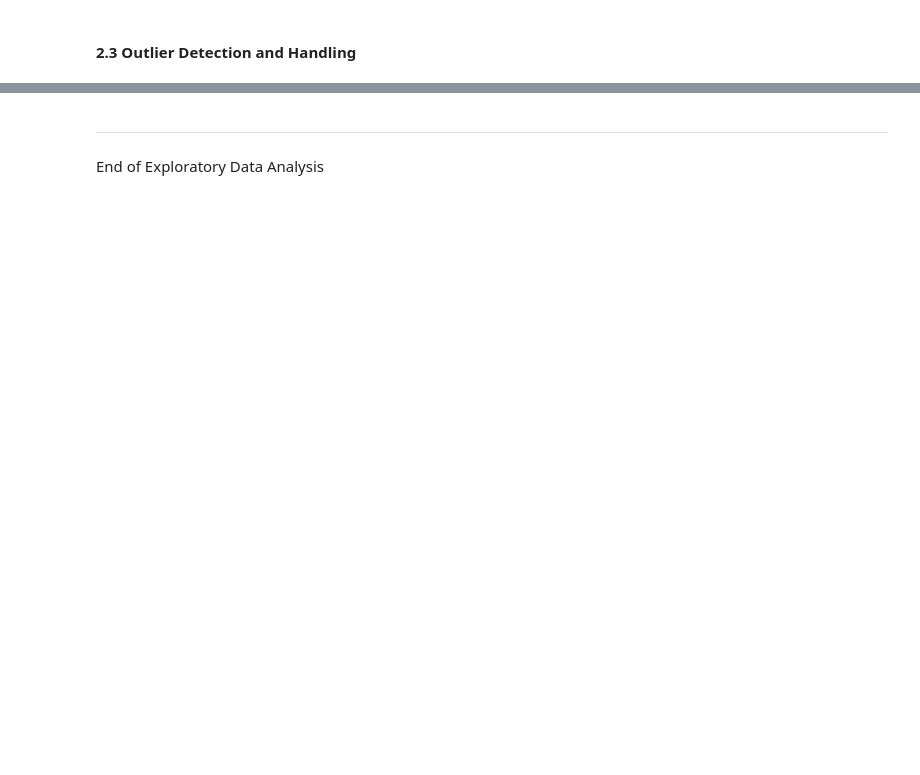
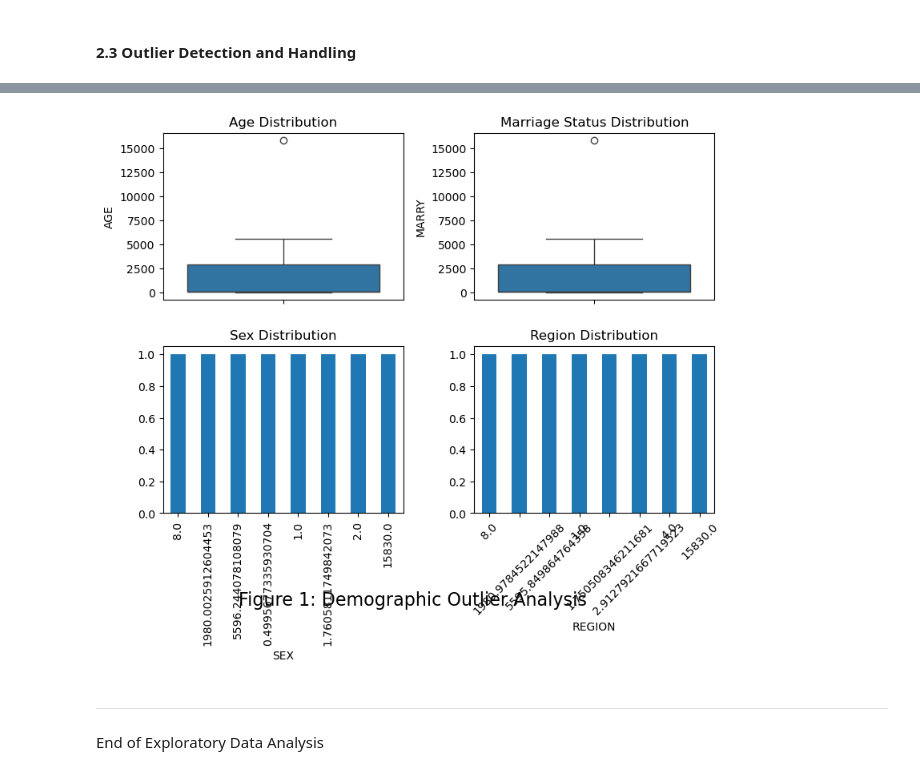
Before and after one commit to gracejiang0929/FA24_DSC180A_Repo, a Jupyter notebook: pt3-bias-mitigation.ipynb, the cells around one changed output, grey strips where cells are left out. Drawn from its saved outputs; the diff is of its cells as text; code cells hidden in the pictures; blank space fills up the shorter version.

```diff
--- a/pt3-bias-mitigation.ipynb
+++ b/pt3-bias-mitigation.ipynb
@@ -396,5 +508,63 @@ Index(['REGION', 'AGE', 'SEX', 'RACE', 'MARRY', 'FTSTU', 'ACTDTY', 'HONRDC',
 # %%
-null_counts_19 = df_panel_19_reduced.isnull().sum()
-null_counts_20 = df_panel_20_reduced.isnull().sum()
-print(f"\n df_panel_19_reduced null count: {null_counts_19}")
+def analyze_demographic_outliers(df, fig_num=1):
+    """
+    Analyze outliers specifically for demographic variables: age, race, sex, and marriage
+    """
+    # Select only demographic columns and handle NaN values
+    demographic_cols = ['AGE', 'REGION', 'SEX', 'MARRY']
+    demo_data = df[demographic_cols].copy()
+
+    # Fill NaN values with appropriate values for each column
+    demo_data['AGE'] = demo_data['AGE'].fillna(demo_data['AGE'].median())
+    demo_data['REGION'] = demo_data['REGION'].fillna('Unknown')
+    demo_data['SEX'] = demo_data['SEX'].fillna(demo_data['SEX'].mode()[0])
+    demo_data['MARRY'] = demo_data['MARRY'].fillna(demo_data['MARRY'].mode()[0])
+
+    # Create figure for analysis
+    fig, axes = plt.subplots(2, 2, figsize=(8, 6))
+    fig.supxlabel(f'Figure {fig_num}: Demographic Outlier Analysis', fontsize=16, y=-0.05)  # Add figure title at the bottom
+
+    # Box plots for numerical variables only (AGE and MARRY)
+    sns.boxplot(y=demo_data['AGE'], ax=axes[0, 0])
+    axes[0, 0].set_title('Age Distribution')
+
+    sns.boxplot(y=demo_data['MARRY'], ax=axes[0, 1])
+    axes[0, 1].set_title('Marriage Status Distribution')
+
+    # Bar plots for categorical variables (SEX and RACE)
+    demo_data['SEX'].value_counts().plot(kind='bar', ax=axes[1, 0])
+    axes[1, 0].set_title('Sex Distribution')
+
+    demo_data['REGION'].value_counts().plot(kind='bar', ax=axes[1, 1])
+    axes[1, 1].set_title('Region Distribution')
+    axes[1, 1].tick_params(axis='x', rotation=45)
+
+    plt.tight_layout()
+    plt.subplots_adjust(bottom=0.15)
+    plt.show()
+    plt.close(fig)
+
+    # Calculate outliers for numerical variables only
+    outliers_summary = {}
+    for col in ['AGE', 'MARRY']:  # Only analyze numerical columns
+        Q1 = demo_data[col].quantile(0.25)
+        Q3 = demo_data[col].quantile(0.75)
+        IQR = Q3 - Q1
+        lower_bound = Q1 - 1.5 * IQR
+        upper_bound = Q3 + 1.5 * IQR
+
+        outliers = demo_data[(demo_data[col] < lower_bound) | (demo_data[col] > upper_bound)][col]
+        outliers_summary[col] = {
+            'count': len(outliers),
+            'percentage': (len(outliers) / len(demo_data)) * 100,
+            'lower_bound': lower_bound,
+            'upper_bound': upper_bound,
+            'min': demo_data[col].min(),
+            'max': demo_data[col].max()
+        }
+
+    return outliers_summary, demo_data
+
+# Run the analysis and assign the figure number
+outliers_summary, demo_data = analyze_demographic_outliers(df_panel_19_reduced, fig_num=1)
 # %% [output]
@@ -418,3 +571,4 @@ dtype: int64
+[figure, added]
 # %% [markdown]
 -----
 End of Exploratory Data Analysis
```
Also changed, not shown: parts of 66 cells of this notebook.
